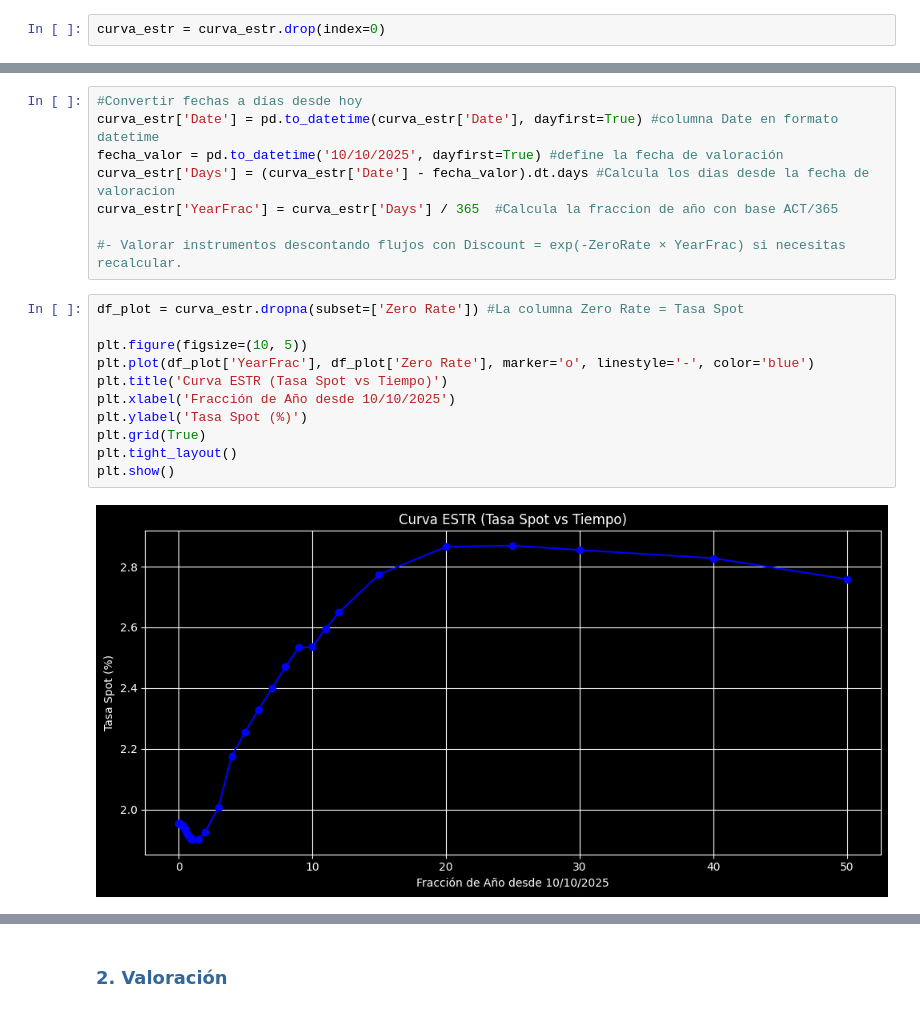
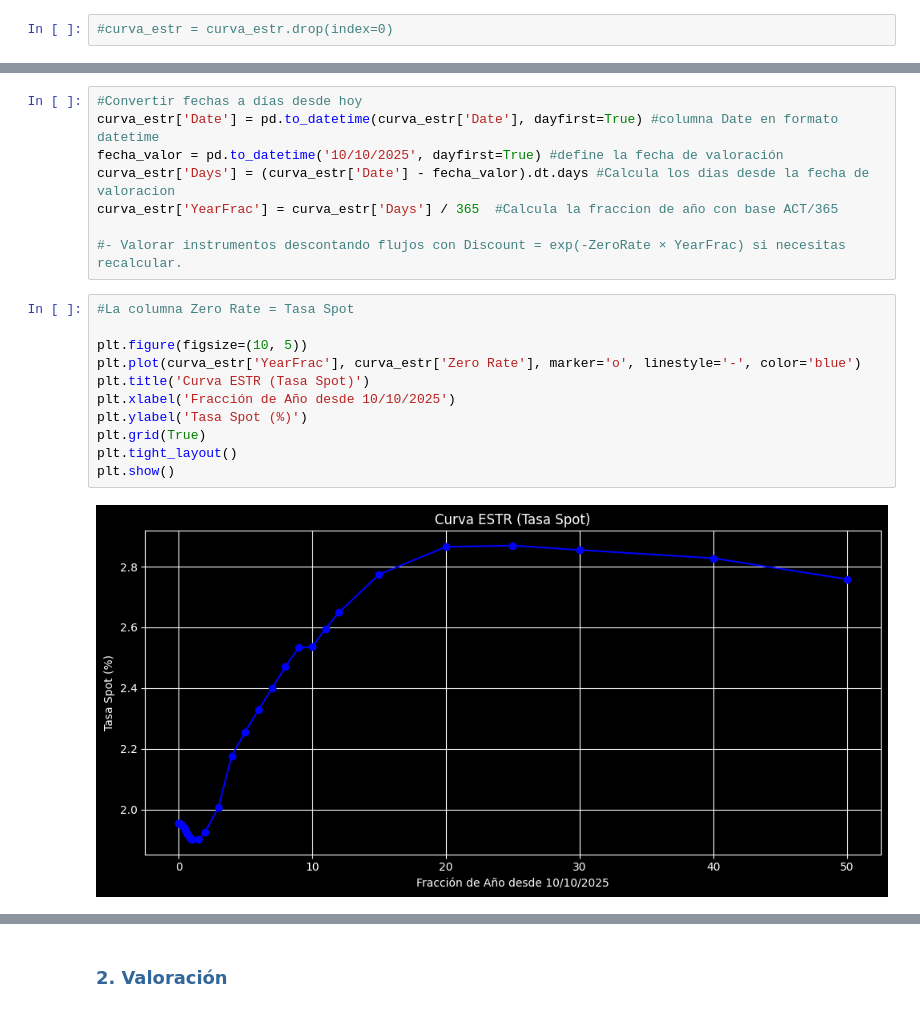
Before and after one commit to Juanjod54/MIAX_TB2.1, a Jupyter notebook: src/TallerRF_AnálisisCartera_Enunciado.ipynb, the cells around one changed output, grey strips where cells are left out. Drawn from its saved outputs; the diff is of its cells as text.

```diff
--- a/src/TallerRF_AnálisisCartera_Enunciado.ipynb
+++ b/src/TallerRF_AnálisisCartera_Enunciado.ipynb
@@ -584,7 +590,7 @@ En el archivo de precios_historicos_varios, se encuentra los datos de cinco indi
 curva_estr_path = Path('../data/curvaESTR.csv')
 curva_estr = pd.read_csv(curva_estr_path, sep=';', encoding='utf-8-sig')
 # %%
-curva_estr = curva_estr.drop(index=0)
+#curva_estr = curva_estr.drop(index=0)
 # %%
 curva_estr.head(10)
 # %% [output]
@@ -608,15 +614,15 @@ curva_estr['YearFrac'] = curva_estr['Days'] / 365  #Calcula la fraccion de año
 
 #- Valorar instrumentos descontando flujos con Discount = exp(-ZeroRate × YearFrac) si necesitas recalcular.
 # %%
-df_plot = curva_estr.dropna(subset=['Zero Rate']) #La columna Zero Rate = Tasa Spot
+#La columna Zero Rate = Tasa Spot
 
 plt.figure(figsize=(10, 5))
-plt.plot(df_plot['YearFrac'], df_plot['Zero Rate'], marker='o', linestyle='-', color='blue')
-plt.title('Curva ESTR (Tasa Spot vs Tiempo)')
+plt.plot(curva_estr['YearFrac'], curva_estr['Zero Rate'], marker='o', linestyle='-', color='blue')
+plt.title('Curva ESTR (Tasa Spot)')
 plt.xlabel('Fracción de Año desde 10/10/2025')
 plt.ylabel('Tasa Spot (%)')
 plt.grid(True)
 plt.tight_layout()
 plt.show()
 # %% [output]
-[figure, old version]
+[figure, new version]
```
Also changed, not shown: parts of 48 cells of this notebook.
